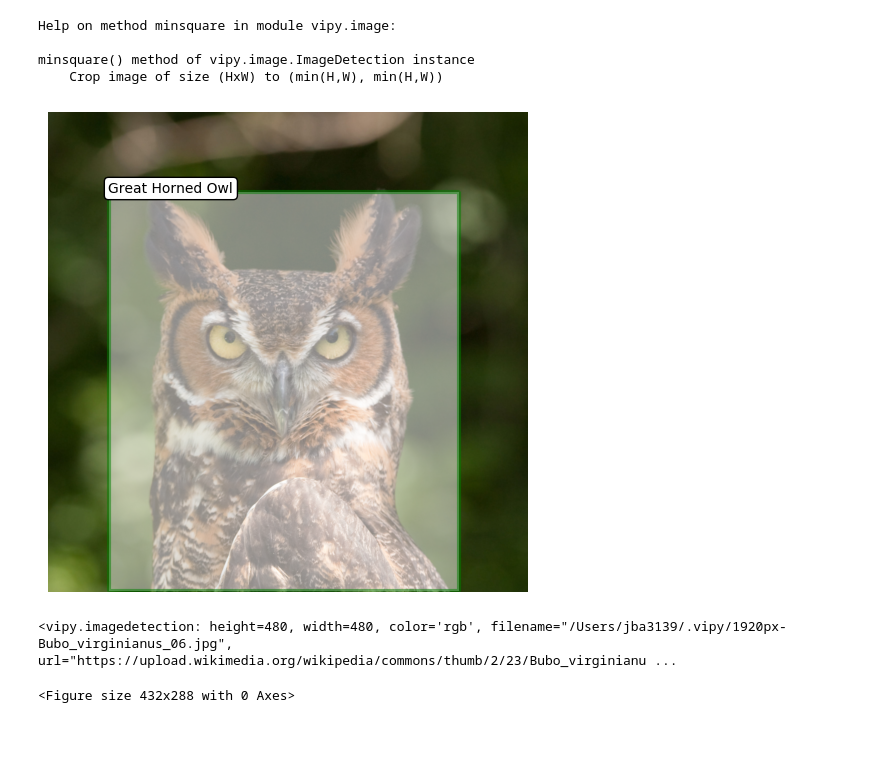
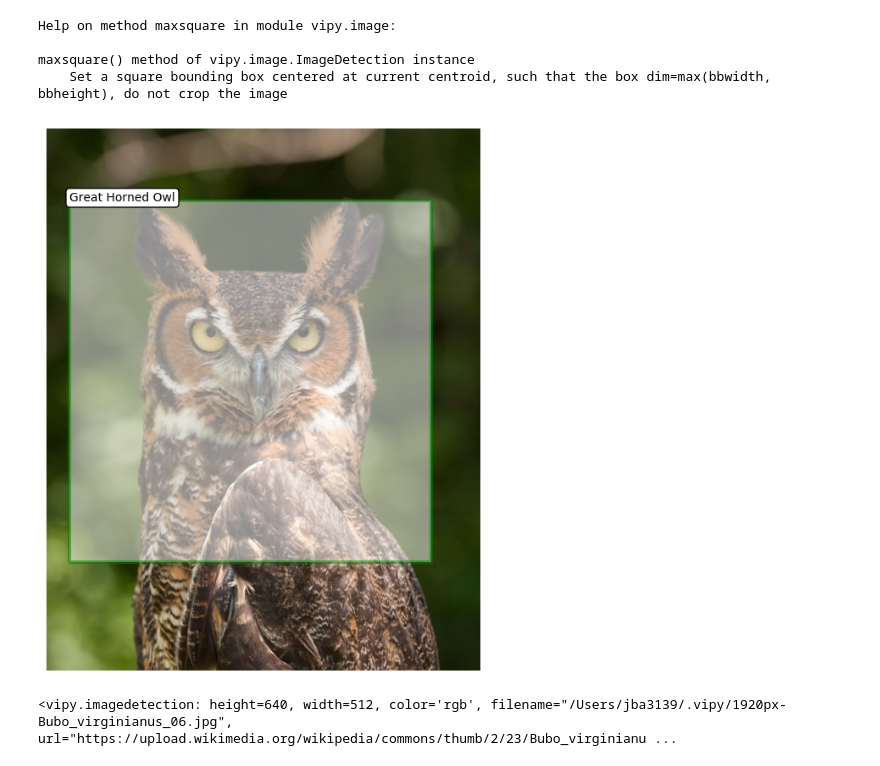
Before and after one commit to visym/vipy, a Jupyter notebook: demo/boundingbox.ipynb, the cells around one changed output. Drawn from its saved outputs; the diff is of its cells as text; code cells hidden in the pictures; blank space fills up the shorter version.

```diff
--- a/demo/boundingbox.ipynb
+++ b/demo/boundingbox.ipynb
@@ -2,4 +2,4 @@
 from vipy.image import ImageDetection
 # %%
 url='https://upload.wikimedia.org/wikipedia/commons/thumb/2/23/Bubo_virginianus_06.jpg/1920px-Bubo_virginianus_06.jpg'
-im = ImageDetection(url=url, category='Great Horned Owl').boundingbox(xmin=240, ymin=320, width=1400, height=2100)
+im = ImageDetection(url=url, category='Great Horned Owl').boundingbox(xmin=300, ymin=320, width=1200, height=1600)
@@ -12,14 +11,13 @@ im.rescale(0.25).show()
 # %%
-help(im.minsquare)
-im.minsquare().show()
+help(im.maxsquare)
+im.maxsquare().show()
 # %% [output]
-Help on method minsquare in module vipy.image:
+Help on method maxsquare in module vipy.image:
 
-minsquare() method of vipy.image.ImageDetection instance
-    Crop image of size (HxW) to (min(H,W), min(H,W))
+maxsquare() method of vipy.image.ImageDetection instance
+    Set a square bounding box centered at current centroid, such that the box dim=max(bbwidth, bbheight), do not crop the image
-[figure, old version]
+[figure, new version]
-<vipy.imagedetection: height=480, width=480, color='rgb', filename="/Users/jba3139/.vipy/1920px-Bubo_virginianus_06.jpg", url="https://upload.wikimedia.org/wikipedia/commons/thumb/2/23/Bubo_virginianu ...
+<vipy.imagedetection: height=640, width=512, color='rgb', filename="/Users/jba3139/.vipy/1920px-Bubo_virginianus_06.jpg", url="https://upload.wikimedia.org/wikipedia/commons/thumb/2/23/Bubo_virginianu ...
-<Figure size 432x288 with 0 Axes>
 # %%
 help(im.dilate)
 im.dilate(0.75).show()
```
Also changed, not shown: parts of 5 cells of this notebook, 9 other files.
